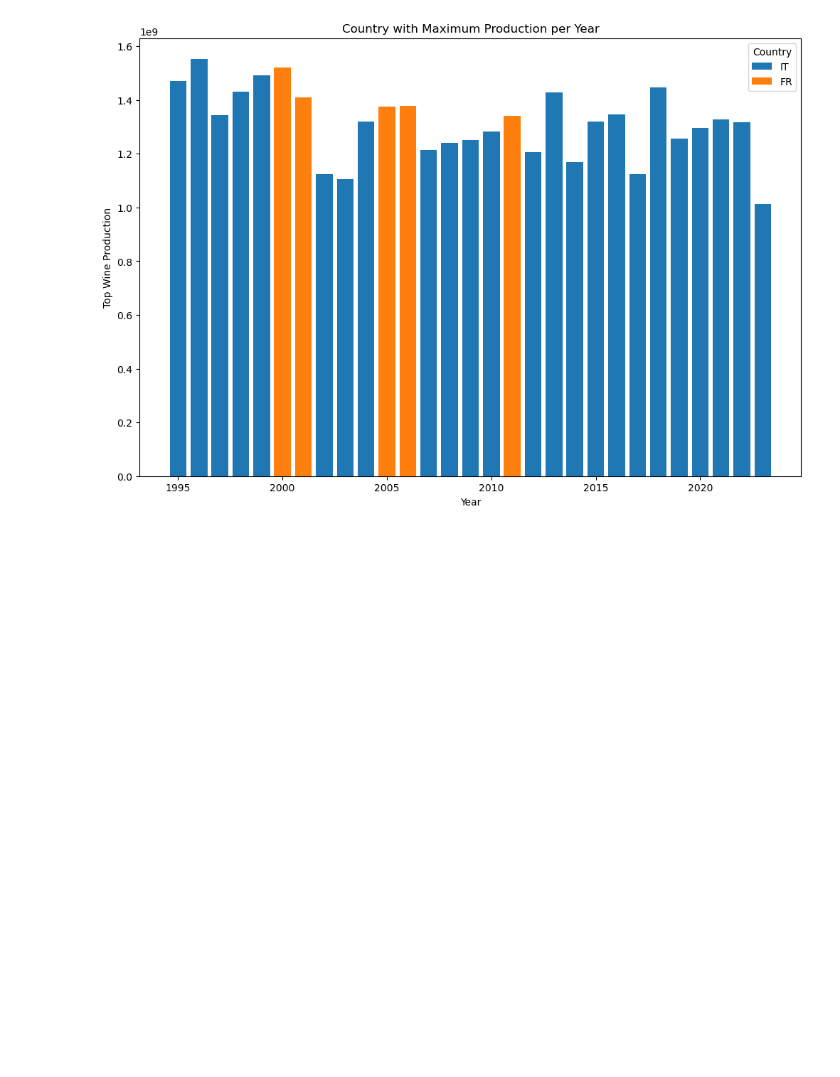
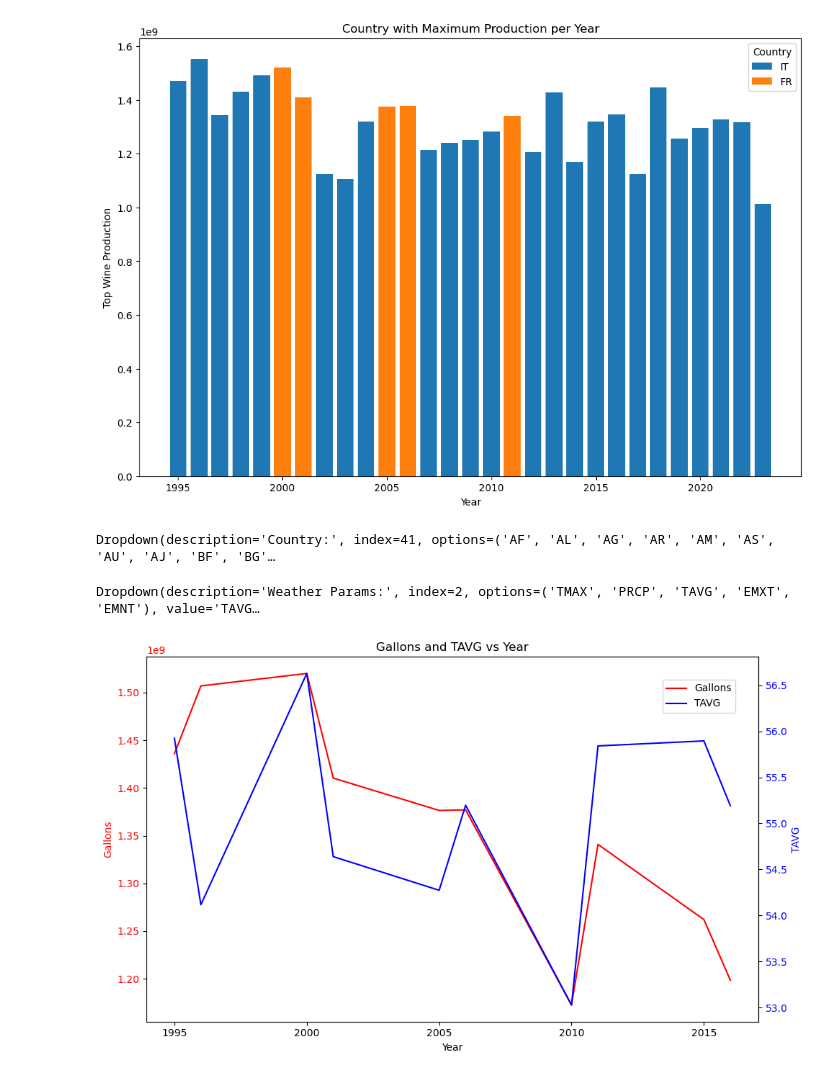
Before and after one commit to omomadcat/Viticulture, a Jupyter notebook: weather_stats.ipynb, the cells around one changed output. Saved outputs shown, nothing was run; the diff lists cells and outputs as text; code cells hidden in the pictures; blank space fills up the shorter version.

Commit message:
widget plot

```diff
--- a/weather_stats.ipynb
+++ b/weather_stats.ipynb
@@ -330,3 +347,69 @@ ax.legend(title='Country')
 plt.show()
 # %% [output]
 [figure]
+# %%
+# Unique countries for the dropdown
+countries = weather_and_wine_df['country'].unique()
+weather_params = ['TMAX', 'PRCP', 'TAVG', 'EMXT', 'EMNT']
+
+# Create a dropdown widget for country selection
+country_widget = widgets.Dropdown(
+    options=countries,
+    description='Country:',
+    value = 'FR',
+    disabled=False,
+)
+
+weather_params_widget = widgets.Dropdown(
+    options=weather_params,
+    description='Weather Params:',
+    value = 'TAVG',
+    disabled=False,
+)
+
+# Function to update the plot based on the selected country
+def update_plot(change):
+    clear_output(wait=True)
+    display(country_widget, weather_params_widget)
+
+    country = country_widget.value
+    weather_param = weather_params_widget.value
+
+    weather_df = weather_and_wine_df[weather_and_wine_df[weather_param].notna()]
+    filtered_df = weather_df[weather_df['country'] == country]
+
+    fig, ax1 = plt.subplots(figsize=(10, 6))
+
+    # Plotting Gallons vs Year on the primary y-axis
+    ax1.plot(filtered_df['Year'], filtered_df['Gallons'], color='red', label='Gallons')
+    ax1.set_xlabel('Year')
+    ax1.set_ylabel('Gallons', color='red')
+    ax1.tick_params(axis='y', labelcolor='red')
+
+    # Create a second y-axis sharing the same x-axis
+    ax2 = ax1.twinx()
+    ax2.plot(filtered_df['Year'], filtered_df[weather_param], color='blue', label=weather_param)
+    ax2.set_ylabel(weather_param, color='blue')
+    ax2.tick_params(axis='y', labelcolor='blue')
+
+    # Adding titles
+    plt.title(f'Gallons and {weather_param} vs Year')
+
+    # Adding legends
+    fig.tight_layout()  # Adjust layout to fit both y-axis labels
+    fig.legend(loc='upper right', bbox_to_anchor=(0.9, 0.9))
+    plt.show()
+
+# Observe changes in the dropdown and update the plot accordingly
+country_widget.observe(lambda change: update_plot(change.new), names='value')
+weather_params_widget.observe(update_plot, names='value')
+
+# Display the widget
+display(country_widget, weather_params_widget)
+
+# Initial plot
+update_plot(countries[0])
+# %% [output]
+Dropdown(description='Country:', index=41, options=('AF', 'AL', 'AG', 'AR', 'AM', 'AS', 'AU', 'AJ', 'BF', 'BG'…
+Dropdown(description='Weather Params:', index=2, options=('TMAX', 'PRCP', 'TAVG', 'EMXT', 'EMNT'), value='TAVG…
+[figure, added]
```
Also changed, not shown: parts of 5 cells of this notebook.
